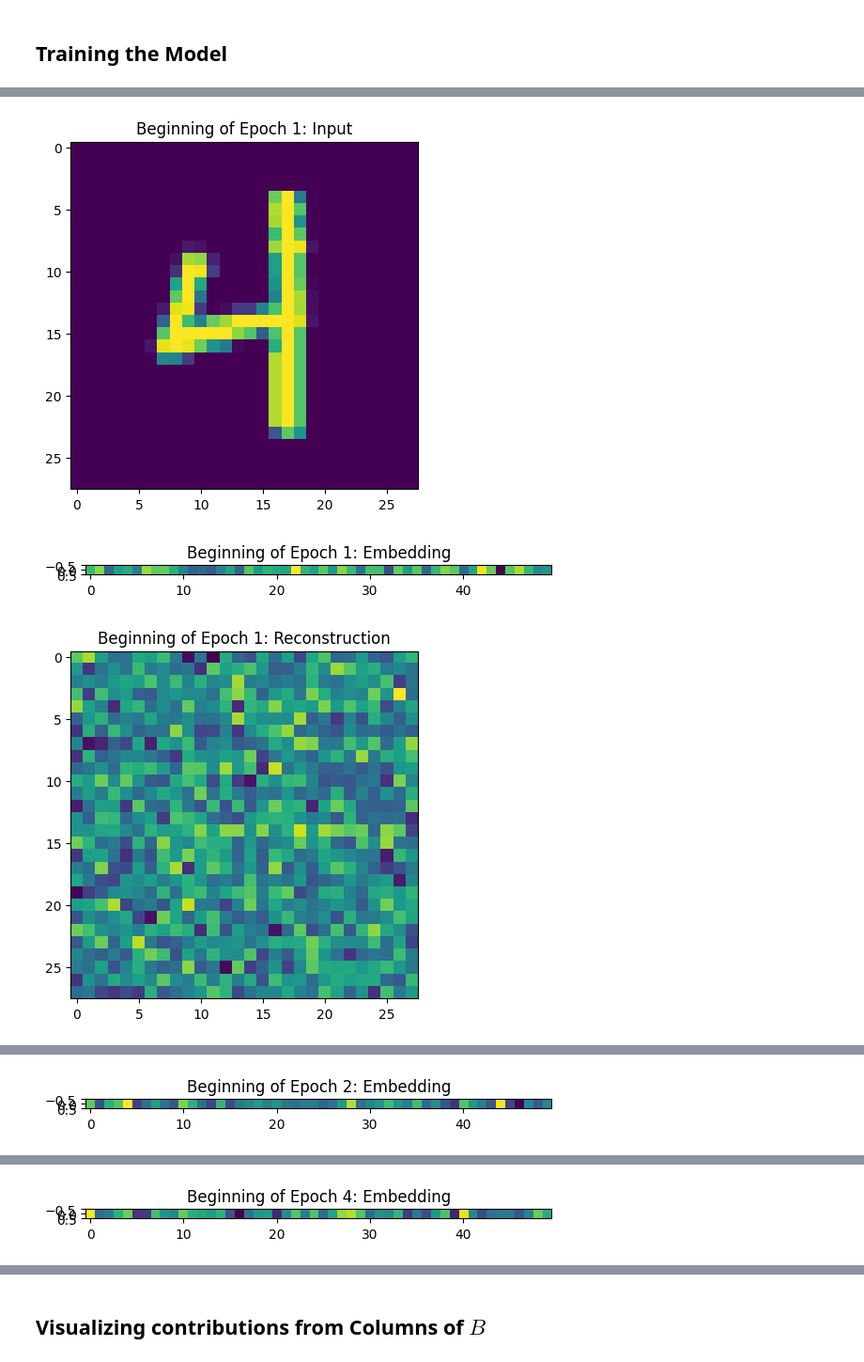
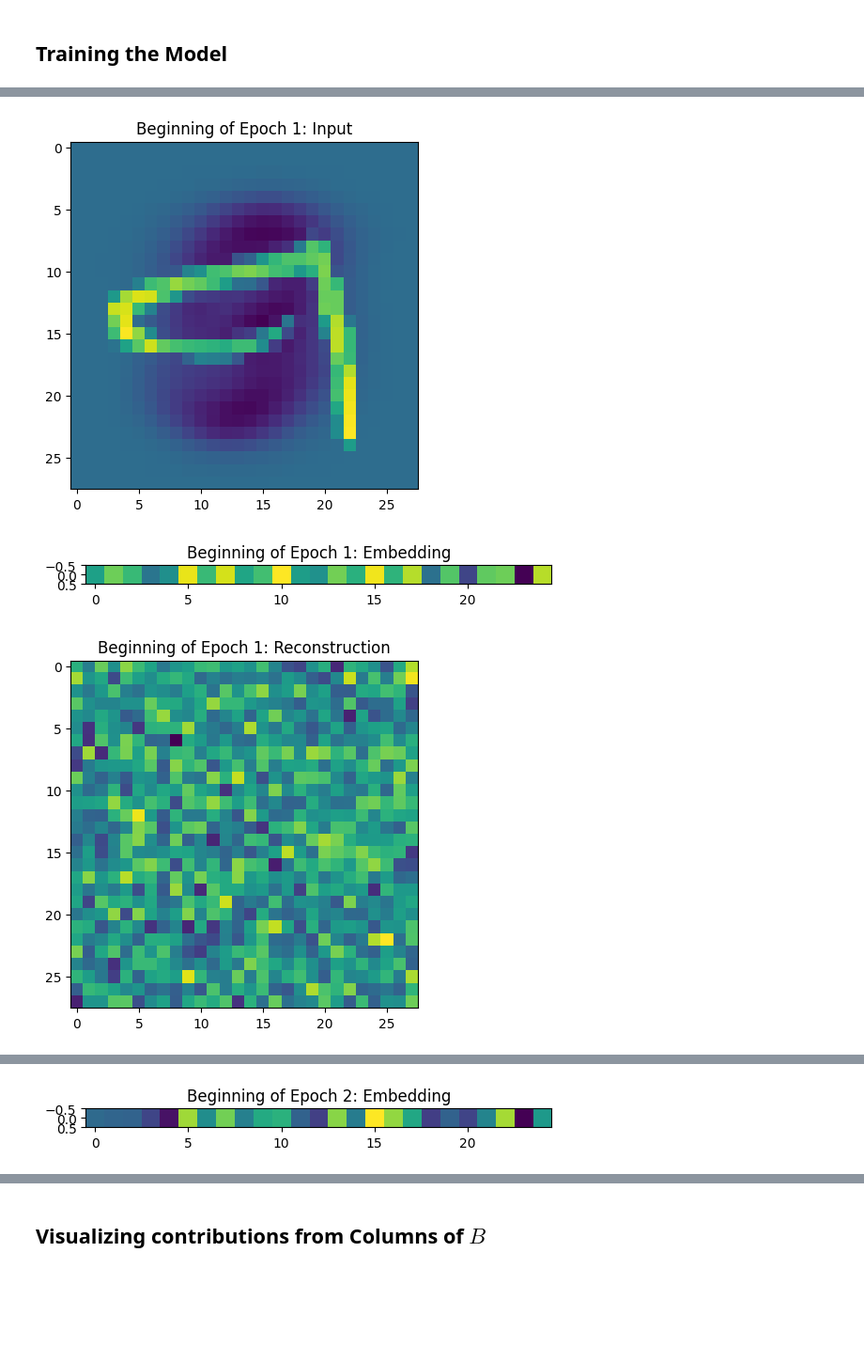
Before and after one commit to quaternio/demonstrations-in-dimensionality-reduction, a Jupyter notebook: DLCompressionMatrix.ipynb, the cells around one changed output, grey strips where cells are left out. Shown: that part at 94% size. Drawn from its saved outputs; the diff is of its cells as text; code cells hidden in the pictures; blank space fills up the shorter version.

Commit message:
Implement and explore PCA in PCA.ipynb; center the DL data

```diff
--- a/DLCompressionMatrix.ipynb
+++ b/DLCompressionMatrix.ipynb
@@ -16,11 +16,43 @@ batch_size = 32
 dataset = "mnist"
 
 if dataset == "fmnist":
+    transforms = transforms.Compose([
+        ToTensor(),
+    ])
     trainset = FashionMNIST(DATA, train=True, transform=ToTensor(), target_transform=None, download=True)
     testset = FashionMNIST(DATA, train=False, transform=ToTensor(), target_transform=None, download=True)
 else:
     trainset = MNIST(DATA, train=True, transform=ToTensor(), target_transform=None, download=True)
     testset = MNIST(DATA, train=False, transform=ToTensor(), target_transform=None, download=True)
 
+def remap_data(X, new_max, new_min, max=None, min=None):
+    if min is None:
+        min = torch.min(X)
+
+    if max is None:
+        max = torch.max(X)
+
+    X = (X - min) * (new_max - new_min) / (max - min) + new_min
+    return X
+
+def center_X(X, mu=None):
+    if mu is None:
+        mu = torch.mean(X.double(), dim=0)
+        mu = torch.round(mu)
+        mu = torch.unsqueeze(mu, 0).to(torch.float32)
+    diff = X - mu
+    new_max = 255
+    new_min = 0
+    X_centered = remap_data(diff, new_max, new_min).to(torch.uint8)
+    mu = remap_data(mu, new_max, new_min, torch.max(diff), torch.min(diff)).to(torch.uint8)
+    return X_centered, mu
+
+trainset.data, mu = center_X(trainset.data)
+print(trainset.data[0])
+trainset.data = torch.clamp(trainset.data, min=0, max=255)
+#testset.data = remap_dataset(testset.data)
+testset.data, _ = center_X(testset.data, mu)
+testset.data = torch.clamp(testset.data, min=0, max=255)
+
 train = DataLoader(trainset, batch_size=batch_size, shuffle=True)
 test = DataLoader(testset, batch_size=batch_size, shuffle=True)
@@ -79,13 +135,13 @@ def compression_loss(x, x_tilde):
 # %% [markdown]
 ## Training the Model
 # %%
-compressed_size = 50
+compressed_size = 25
 
 # For MNIST and FMNIST, input dim is 28x28 = 784
 if dataset in {"mnist", "fmnist"}:
     input_dim = 784
 
-num_epochs = 5
+num_epochs = 10
 
 compression_matrix = CompressionMatrix(input_dim, compressed_size)
 optimizer = torch.optim.SGD(compression_matrix.parameters(), lr=0.001, momentum=0.9)
@@ -149,3 +222,3 @@ for epoch in range(num_epochs):
-[figure, old version]
+[figure, new version]
-[figure, old version]
+[figure, new version]
-[figure, old version]
+[figure, new version]
@@ -153 +226 @@ for epoch in range(num_epochs):
-[figure, old version]
+[figure, new version]
@@ -159 +231,0 @@ for epoch in range(num_epochs):
-[figure, removed]
```
Also changed, not shown: parts of 4 cells of this notebook, 1 other file.
